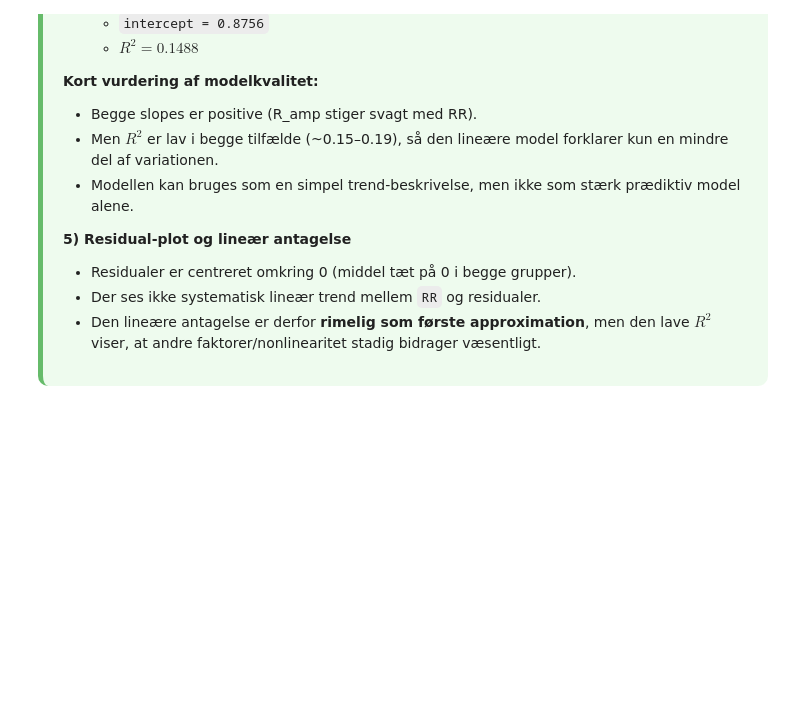
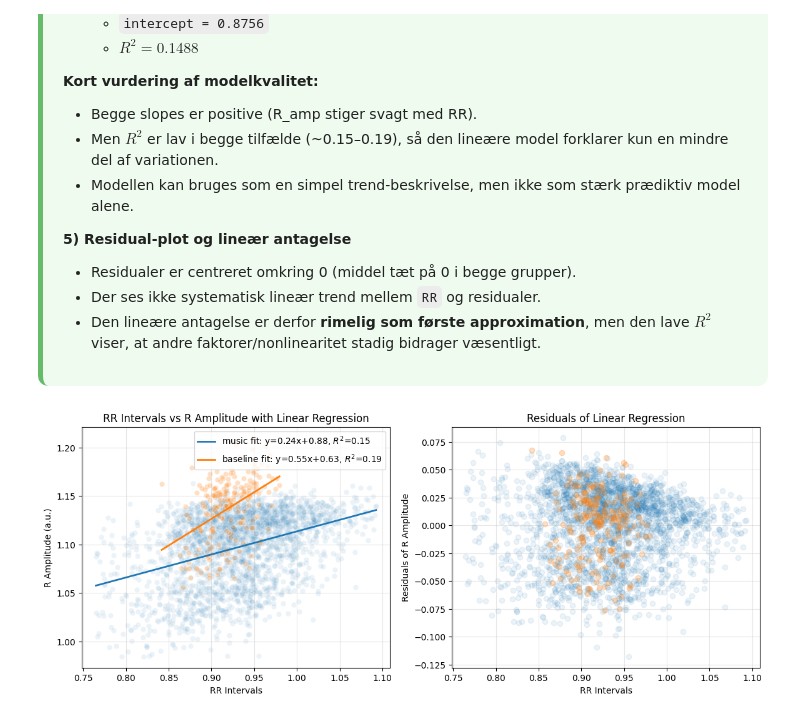
Before and after one commit to AAU-ST2-Programming/signals_3, a Jupyter notebook: signals_3_features.ipynb, the cells around one changed output. Cells and saved outputs as stored; diff of their text form; code cells hidden in the pictures; blank space fills up the shorter version.

```diff
--- a/signals_3_features.ipynb
+++ b/signals_3_features.ipynb
@@ -669,14 +774,14 @@ from scipy.stats import linregress
 import numpy as np
 
 # Load file with NumPy and ignore missing values
-RR_b, R_amp_b = np.genfromtxt('/home/nurrix/Documents/ST2-AnvendtProgrammering/signals_3/files/features_table_b001.csv', delimiter=',', skip_header=1, dtype=float, usecols=(0, 1), unpack=True)
+RR_b, R_amp_b = np.genfromtxt('files/features_table_b001.csv', delimiter=',', skip_header=1, dtype=float, usecols=(0, 1), unpack=True)
 # Header is RR,R_amp,RtoS2,S1toS2,Resp_amp,Resp_amp_RR_Rmean,Resp__amp_RR_std
 mask = ~np.isnan(RR_b) & ~np.isnan(R_amp_b)
 RR_b = RR_b[mask]
 R_amp_b = R_amp_b[mask]
 
 # Select features
-RR_m, R_amp_m = np.genfromtxt('/home/nurrix/Documents/ST2-AnvendtProgrammering/signals_3/files/features_table_m001.csv', delimiter=',', skip_header=1, dtype=float, usecols=(0, 1), unpack=True)
+RR_m, R_amp_m = np.genfromtxt('files/features_table_m001.csv', delimiter=',', skip_header=1, dtype=float, usecols=(0, 1), unpack=True)
 # Header is RR,R_amp,RtoS2,S1toS2,Resp_amp,Resp_amp_RR_Rmean,Resp__amp_RR_std
 mask = ~np.isnan(RR_m) & ~np.isnan(R_amp_m)
 RR_m = RR_m[mask]
@@ -691,30 +796,32 @@ fig, (ax1, ax2) = plt.subplots(1, 2, figsize=(14, 5))
 
 # Create plots for baseline and music with their own colors
 for label, rr, r_amp in zip(labels, RR_all, R_amp_all):
     assert isinstance(rr, np.ndarray) and isinstance(r_amp, np.ndarray) , "Inputs must be numpy arrays, was: {}, {}".format(type(rr), type(r_amp))
     # Perform linear regression
     slope, intercept, r_value, p_value, std_err = linregress(rr, r_amp)
     x = np.array([min(rr), max(rr)])
     y = intercept + slope * x
 
     # visualization
     # scatter with regression line
     ax1.scatter(rr, r_amp, alpha=0.3*1000/(1000+len(rr)), edgecolor='w')
     ax1.plot(x, y, linewidth=2, label=f'{label} fit: y={slope:.2f}x+{intercept:.2f}, $R^2$={r_value**2:.2f}')  # type: ignore # Add the regression line
 
     # # residuals
     ax2.scatter(rr, r_amp - (slope * rr + intercept), alpha=0.3*1000/(1000+len(rr)))
 
 # Finalize plots
 ax1.set_xlabel("RR Intervals")
 ax1.set_ylabel("R Amplitude (a.u.)")
 ax1.set_title("RR Intervals vs R Amplitude with Linear Regression")
 ax1.legend()
 ax1.grid(True, alpha=0.3)
 ax2.set_xlabel("RR Intervals")
 ax2.set_ylabel("Residuals of R Amplitude")
 ax2.set_title("Residuals of Linear Regression")
 ax2.grid(True, alpha=0.3)
 
 
 plt.show()
+# %% [output]
+[figure, added]
```
Also changed, not shown: parts of 23 cells of this notebook, 1 other file.
